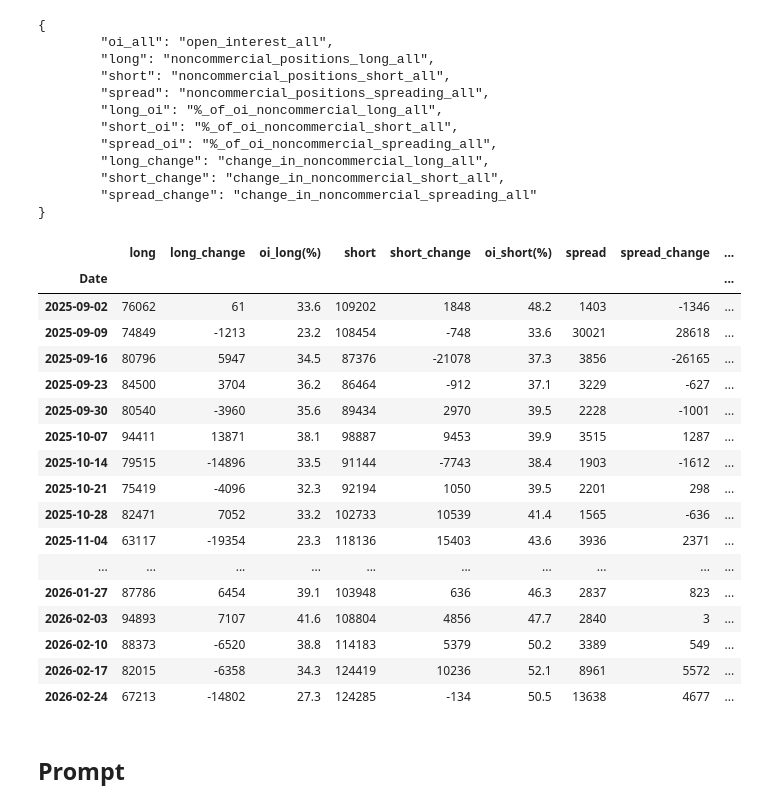
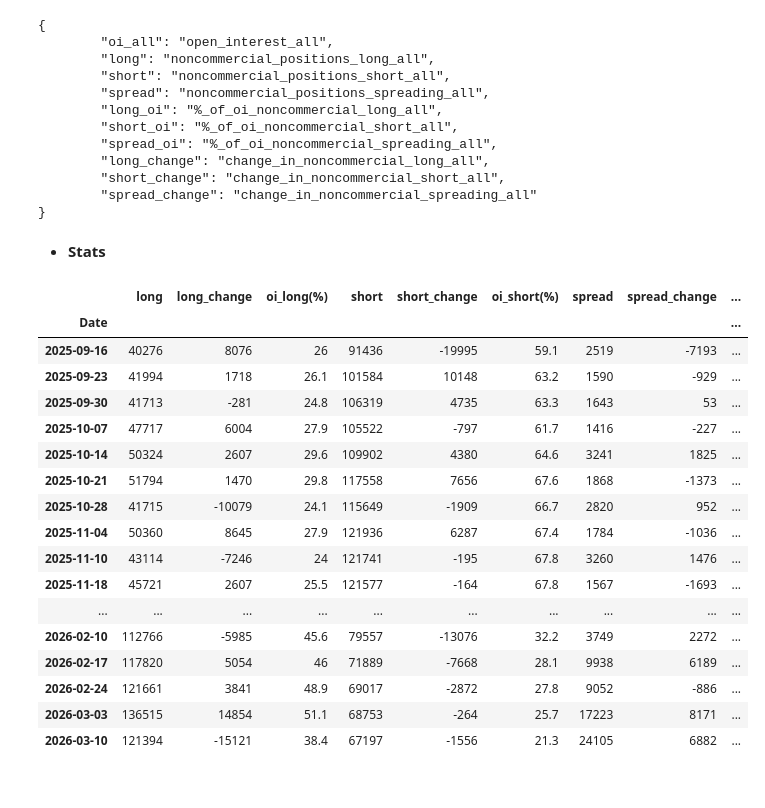
Before and after one commit to mod7ex/COT-analysis, a Jupyter notebook: analysis/table.ipynb, the cells around one changed output. Saved outputs shown, nothing was run; the diff lists cells and outputs as text; code cells hidden in the pictures.

```diff
--- a/analysis/table.ipynb
+++ b/analysis/table.ipynb
@@ -4,7 +4,8 @@ from analysis import get_market_participants
 from utils import get_market_df, TRADERS_IN_FINANCIAL_FUTURES_FUT, LEGUACY_FUT, DISAGGREGATED_FUT, print_json
 # %%
 N = 26
-MARKET = "BRITISH POUND"
+
+MARKET = "AUSTRALIAN DOLLAR"
 REPORT_TYPE = LEGUACY_FUT
 # %%
 df = get_market_df(cot_report_type=REPORT_TYPE, market=MARKET)
@@ -95,0 +91,2 @@ picked_participant_df['net/total(%)'] = 100*picked_participant_df['net']/picked_
+# %% [markdown]
+- **Stats**
@@ -96,6 +99,4 @@ picked_participant_df['net/total(%)'] = 100*picked_participant_df['net']/picked_
 # %%
-picked_participant_df = picked_participant_df.tail(N)
-
 color_map = {
     "long": "Greens",
     "short": "Reds",
@@ -105,17 +106,24 @@ color_map = {
 }
 # https://matplotlib.org/stable/users/explain/colors/colormaps.html
 
+picked_participant_df = picked_participant_df.tail(N)
+
 styled = picked_participant_df.style
 
 for side in ["long", "short", "spread"]:
-
     if side not in picked_participant: continue
     (
       styled
             .background_gradient(cmap=color_map[side], subset=[side], vmin=picked_participant_df[side].min(), vmax=picked_participant_df[side].max())
             .background_gradient(cmap=color_map[side], subset=[change_col(side)], vmin=picked_participant_df[change_col(side)].min(), vmax=picked_participant_df[change_col(side)].max())
-            .background_gradient(cmap=color_map[side], subset=[oi_col(side)], vmin=picked_participant_df[oi_col(side)].min(), vmax=picked_participant_df[oi_col(side)].max())
+            # .background_gradient(cmap=color_map[side], subset=[oi_col(side)], vmin=picked_participant_df[oi_col(side)].min(), vmax=picked_participant_df[oi_col(side)].max())
     )
+
+(
+    styled
+        .bar(subset=["oi_long(%)"], color='#41ab5d', vmin=0, vmax=100)
+        .bar(subset=["oi_short(%)"], color='#ef3b2c', vmin=0, vmax=100)
+)
 
 (
     styled
@@ -124,51 +132,53 @@ for side in ["long", "short", "spread"]:
         .background_gradient(cmap=color_map['net'], subset=['net/total(%)'], vmin=picked_participant_df['net/total(%)'].min(), vmax=picked_participant_df['net/total(%)'].max())
         .background_gradient(cmap=color_map['net'], subset=['net_change(%)'], vmin=picked_participant_df['net_change(%)'].min(), vmax=picked_participant_df['net_change(%)'].max())
         .background_gradient(cmap=color_map['amalgamated'], subset=["total"], vmin=picked_participant_df["total"].min(), vmax=picked_participant_df["total"].max())
         # .background_gradient(cmap=color_map['long'], subset=["long(%)"], vmin=picked_participant_df["long(%)"].min(), vmax=picked_participant_df["long(%)"].max())
         # .background_gradient(cmap=color_map['short'], subset=["short(%)"], vmin=picked_participant_df["short(%)"].min(), vmax=picked_participant_df["short(%)"].max())
-        .bar(subset=["long(%)"], color="green")
-        .bar(subset=["short(%)"], color='red')
-
+        .bar(subset=["long(%)"], color="#41ab5d", vmin=0, vmax=100)
+        .bar(subset=["short(%)"], color='#ef3b2c', vmin=0, vmax=100)
         .background_gradient(cmap=color_map['amalgamated'], subset=["oi_all"], vmin=picked_participant_df["oi_all"].min(), vmax=picked_participant_df["oi_all"].max())
 )
 
 if 'spread' in picked_participant:
-    styled.bar(subset=["spread(%)"], color='blue')
+    (
+    styled
+        .bar(subset=["spread(%)"], color='#4292c6', vmin=0, vmax=100)
+        .bar(subset=["oi_spread(%)"], color='#4292c6', vmin=0, vmax=100)
+    )
     # styled.background_gradient(cmap=color_map['spread'], subset=["spread(%)"], vmin=picked_participant_df["spread(%)"].min(), vmax=picked_participant_df["spread(%)"].max())
 
 styled.format("{:g}")
 # styled.format({"long": "{:,.0f}","oi_long(%)": "{:.1f}%"})
 styled.format_index("{:%Y-%m-%d}", axis=0)
 
 styled.set_table_styles([
-        # white line between rows
         {
             "selector": "tbody tr",
             "props": [("border-bottom", "2px solid gray")]
         },
         {
             "selector": "td",
             "props": [("border-right", "2px solid gray")]
         }
     ])
 
 styled
 # %% [output]
 |  | long | long_change | oi_long(%) | short | short_change | oi_short(%) | spread | spread_change | ... |
 | Date |  |  |  |  |  |  |  |  | ... |
-| 2025-09-02 | 76062 | 61 | 33.6 | 109202 | 1848 | 48.2 | 1403 | -1346 | ... |
-| 2025-09-09 | 74849 | -1213 | 23.2 | 108454 | -748 | 33.6 | 30021 | 28618 | ... |
-| 2025-09-16 | 80796 | 5947 | 34.5 | 87376 | -21078 | 37.3 | 3856 | -26165 | ... |
-| 2025-09-23 | 84500 | 3704 | 36.2 | 86464 | -912 | 37.1 | 3229 | -627 | ... |
-| 2025-09-30 | 80540 | -3960 | 35.6 | 89434 | 2970 | 39.5 | 2228 | -1001 | ... |
-| 2025-10-07 | 94411 | 13871 | 38.1 | 98887 | 9453 | 39.9 | 3515 | 1287 | ... |
-| 2025-10-14 | 79515 | -14896 | 33.5 | 91144 | -7743 | 38.4 | 1903 | -1612 | ... |
-| 2025-10-21 | 75419 | -4096 | 32.3 | 92194 | 1050 | 39.5 | 2201 | 298 | ... |
-| 2025-10-28 | 82471 | 7052 | 33.2 | 102733 | 10539 | 41.4 | 1565 | -636 | ... |
-| 2025-11-04 | 63117 | -19354 | 23.3 | 118136 | 15403 | 43.6 | 3936 | 2371 | ... |
+| 2025-09-16 | 40276 | 8076 | 26 | 91436 | -19995 | 59.1 | 2519 | -7193 | ... |
+| 2025-09-23 | 41994 | 1718 | 26.1 | 101584 | 10148 | 63.2 | 1590 | -929 | ... |
+| 2025-09-30 | 41713 | -281 | 24.8 | 106319 | 4735 | 63.3 | 1643 | 53 | ... |
+| 2025-10-07 | 47717 | 6004 | 27.9 | 105522 | -797 | 61.7 | 1416 | -227 | ... |
+| 2025-10-14 | 50324 | 2607 | 29.6 | 109902 | 4380 | 64.6 | 3241 | 1825 | ... |
+| 2025-10-21 | 51794 | 1470 | 29.8 | 117558 | 7656 | 67.6 | 1868 | -1373 | ... |
+| 2025-10-28 | 41715 | -10079 | 24.1 | 115649 | -1909 | 66.7 | 2820 | 952 | ... |
+| 2025-11-04 | 50360 | 8645 | 27.9 | 121936 | 6287 | 67.4 | 1784 | -1036 | ... |
+| 2025-11-10 | 43114 | -7246 | 24 | 121741 | -195 | 67.8 | 3260 | 1476 | ... |
+| 2025-11-18 | 45721 | 2607 | 25.5 | 121577 | -164 | 67.8 | 1567 | -1693 | ... |
 | ... | ... | ... | ... | ... | ... | ... | ... | ... | ... |
-| 2026-01-27 | 87786 | 6454 | 39.1 | 103948 | 636 | 46.3 | 2837 | 823 | ... |
-| 2026-02-03 | 94893 | 7107 | 41.6 | 108804 | 4856 | 47.7 | 2840 | 3 | ... |
-| 2026-02-10 | 88373 | -6520 | 38.8 | 114183 | 5379 | 50.2 | 3389 | 549 | ... |
-| 2026-02-17 | 82015 | -6358 | 34.3 | 124419 | 10236 | 52.1 | 8961 | 5572 | ... |
-| 2026-02-24 | 67213 | -14802 | 27.3 | 124285 | -134 | 50.5 | 13638 | 4677 | ... |
+| 2026-02-10 | 112766 | -5985 | 45.6 | 79557 | -13076 | 32.2 | 3749 | 2272 | ... |
+| 2026-02-17 | 117820 | 5054 | 46 | 71889 | -7668 | 28.1 | 9938 | 6189 | ... |
+| 2026-02-24 | 121661 | 3841 | 48.9 | 69017 | -2872 | 27.8 | 9052 | -886 | ... |
+| 2026-03-03 | 136515 | 14854 | 51.1 | 68753 | -264 | 25.7 | 17223 | 8171 | ... |
+| 2026-03-10 | 121394 | -15121 | 38.4 | 67197 | -1556 | 21.3 | 24105 | 6882 | ... |
@@ -177,2 +184,0 @@ styled
-# %% [markdown]
-## Prompt
```
Also changed, not shown: parts of 14 cells of this notebook, 4 other files.
